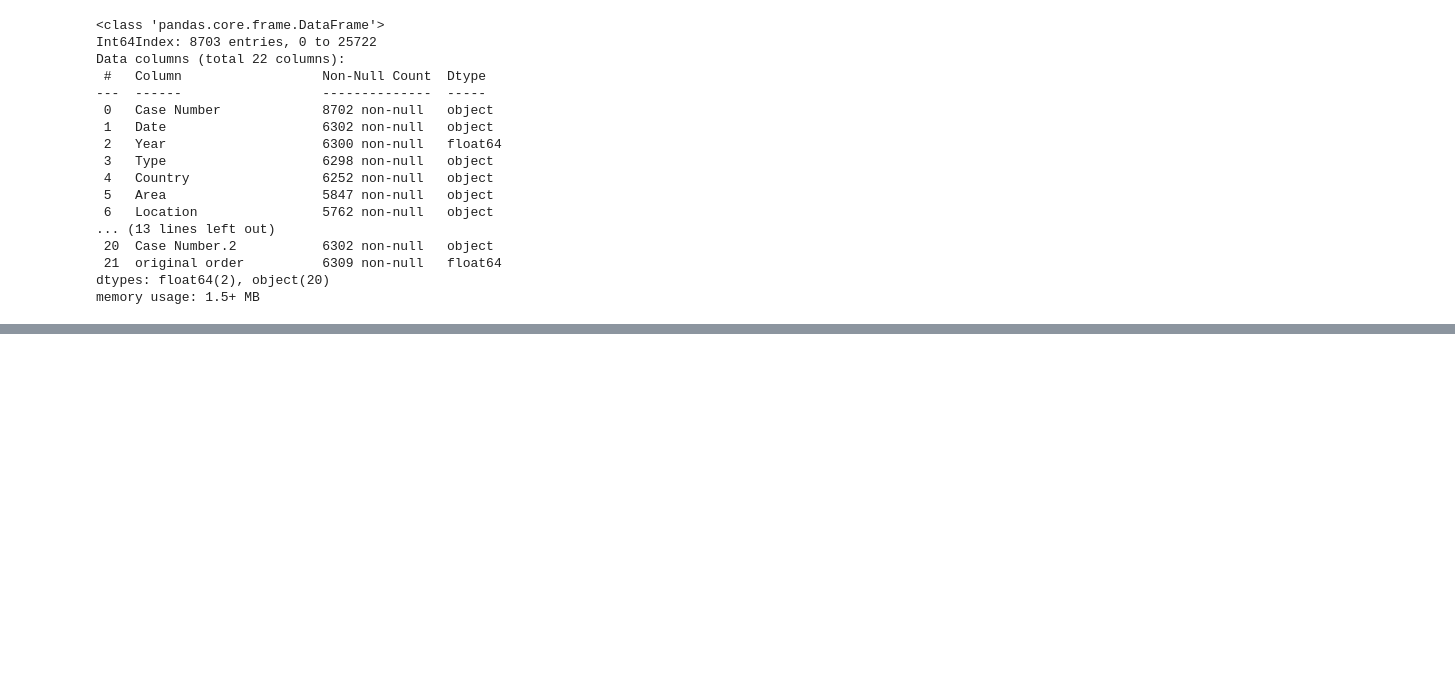
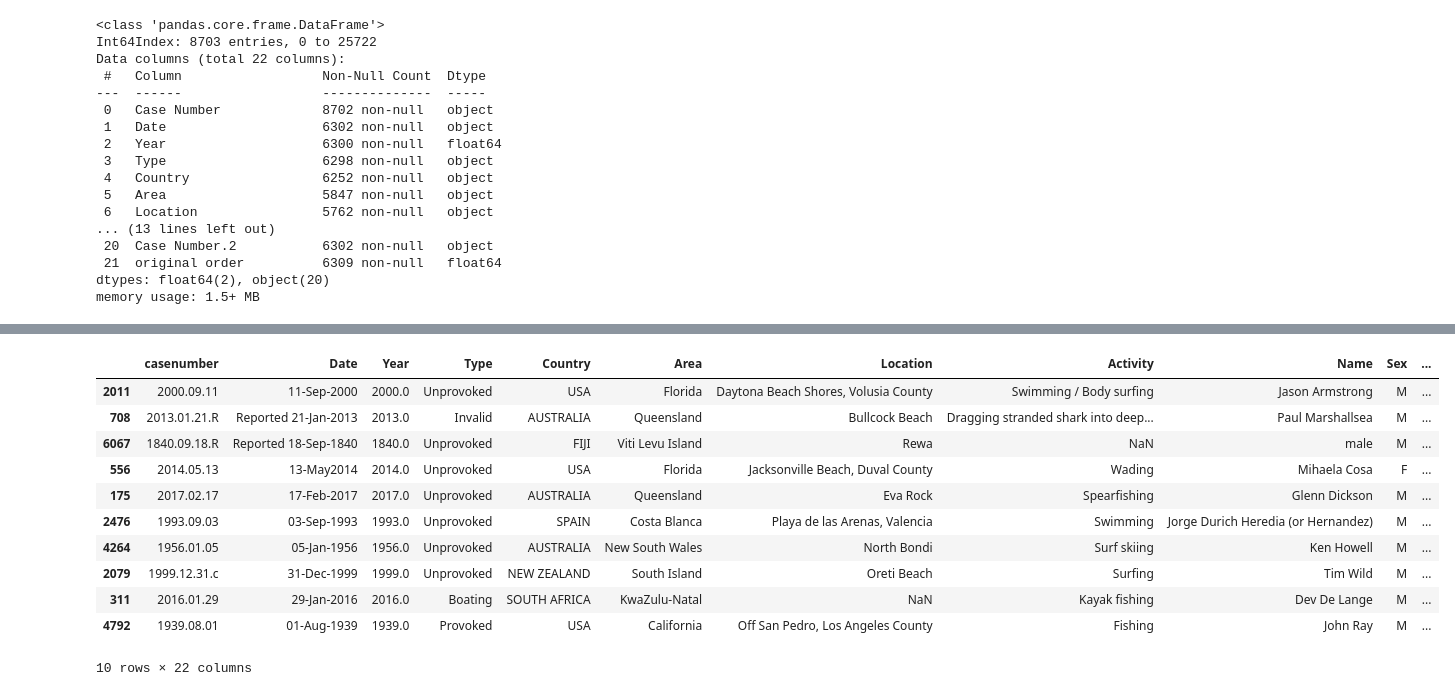
Before and after one commit to mariadelascotrina/Data-cleaning_Sharks, a Jupyter notebook: limpiar.ipynb, the cells around one changed output, grey strips where cells are left out. Saved outputs shown, nothing was run; the diff lists cells and outputs as text; code cells hidden in the pictures; blank space fills up the shorter version.

```diff
--- a/limpiar.ipynb
+++ b/limpiar.ipynb
@@ -102,0 +195,15 @@ memory usage: 1.5+ MB
+# %%
+tiburones2.sample(10)
+# %% [output]
+|  | casenumber | Date | Year | Type | Country | Area | Location | Activity | Name | Sex | ... |
+| 2011 | 2000.09.11 | 11-Sep-2000 | 2000.0 | Unprovoked | USA | Florida | Daytona Beach Shores, Volusia County | Swimming / Body surfing | Jason Armstrong | M | ... |
+| 708 | 2013.01.21.R | Reported 21-Jan-2013 | 2013.0 | Invalid | AUSTRALIA | Queensland | Bullcock Beach | Dragging stranded shark into deep... | Paul Marshallsea | M | ... |
+| 6067 | 1840.09.18.R | Reported 18-Sep-1840 | 1840.0 | Unprovoked | FIJI | Viti Levu Island | Rewa | NaN | male | M | ... |
+| 556 | 2014.05.13 | 13-May2014 | 2014.0 | Unprovoked | USA | Florida | Jacksonville Beach, Duval County | Wading | Mihaela Cosa | F | ... |
+| 175 | 2017.02.17 | 17-Feb-2017 | 2017.0 | Unprovoked | AUSTRALIA | Queensland | Eva Rock | Spearfishing | Glenn Dickson | M | ... |
+| 2476 | 1993.09.03 | 03-Sep-1993 | 1993.0 | Unprovoked | SPAIN | Costa Blanca | Playa de las Arenas, Valencia | Swimming | Jorge Durich Heredia (or Hernandez) | M | ... |
+| 4264 | 1956.01.05 | 05-Jan-1956 | 1956.0 | Unprovoked | AUSTRALIA | New South Wales | North Bondi | Surf skiing | Ken Howell | M | ... |
+| 2079 | 1999.12.31.c | 31-Dec-1999 | 1999.0 | Unprovoked | NEW ZEALAND | South Island | Oreti Beach | Surfing | Tim Wild | M | ... |
+| 311 | 2016.01.29 | 29-Jan-2016 | 2016.0 | Boating | SOUTH AFRICA | KwaZulu-Natal | NaN | Kayak fishing | Dev De Lange | M | ... |
+| 4792 | 1939.08.01 | 01-Aug-1939 | 1939.0 | Provoked | USA | California | Off San Pedro, Los Angeles County | Fishing | John Ray | M | ... |
+10 rows × 22 columns
```
Also changed, not shown: parts of 17 cells of this notebook.
